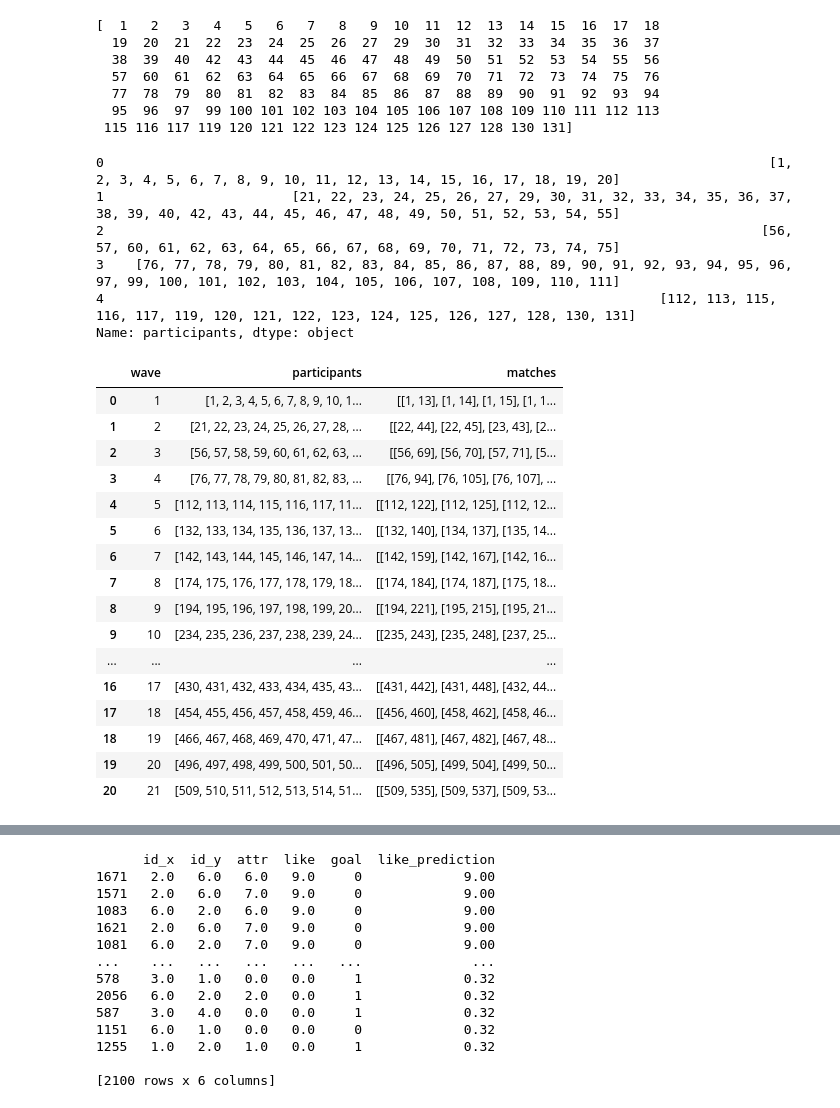
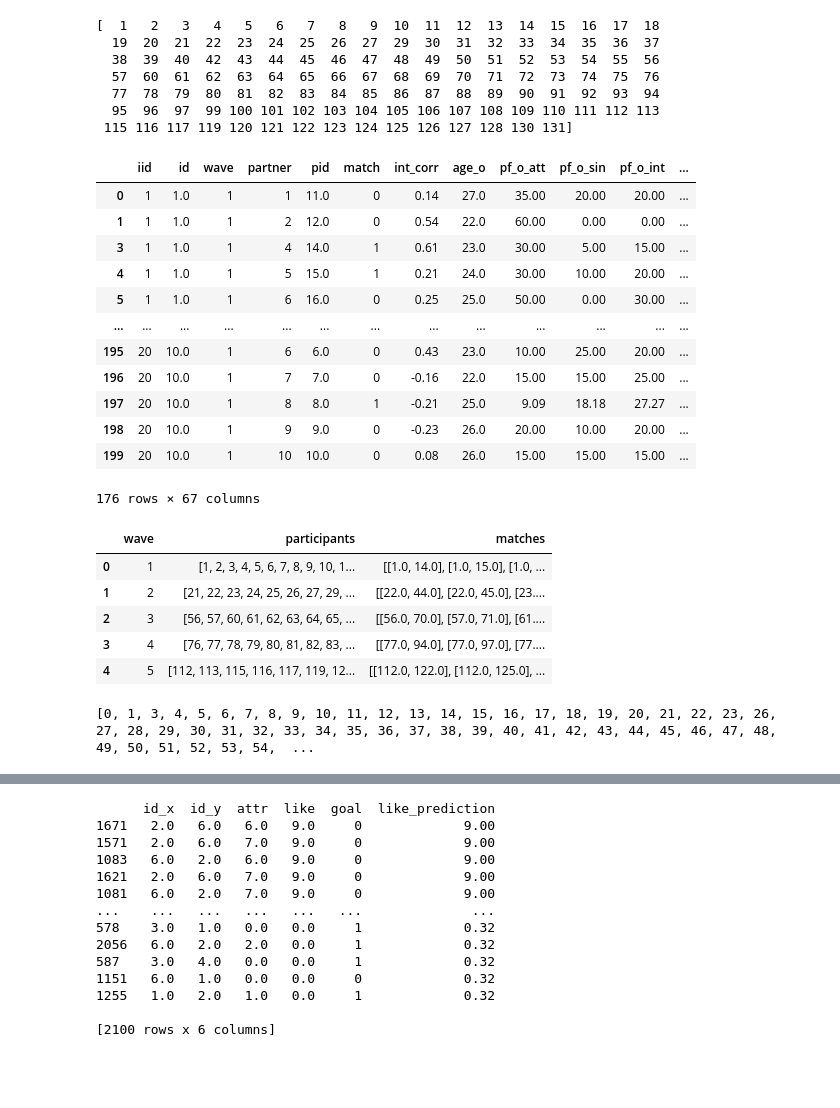
Before and after one commit to meralegre/capstone, a Jupyter notebook: modelling.ipynb, the cells around one changed output, grey strips where cells are left out. Cells and saved outputs as stored; diff of their text form; code cells hidden in the pictures; blank space fills up the shorter version.

Commit message:
checking cosine similarity of matches

```diff
--- a/modelling.ipynb
+++ b/modelling.ipynb
@@ -385,6 +385,23 @@ print(df_final['iid'].unique())
   77  78  79  80  81  82  83  84  85  86  87  88  89  90  91  92  93  94
   95  96  97  99 100 101 102 103 104 105 106 107 108 109 110 111 112 113
  115 116 117 119 120 121 122 123 124 125 126 127 128 130 131]
+# %%
+df_final[df_final['wave'] == 1]
+#df[df.values == 'banana']
+# %% [output]
+|  | iid | id | wave | partner | pid | match | int_corr | age_o | pf_o_att | pf_o_sin | pf_o_int | ... |
+| 0 | 1 | 1.0 | 1 | 1 | 11.0 | 0 | 0.14 | 27.0 | 35.00 | 20.00 | 20.00 | ... |
+| 1 | 1 | 1.0 | 1 | 2 | 12.0 | 0 | 0.54 | 22.0 | 60.00 | 0.00 | 0.00 | ... |
+| 3 | 1 | 1.0 | 1 | 4 | 14.0 | 1 | 0.61 | 23.0 | 30.00 | 5.00 | 15.00 | ... |
+| 4 | 1 | 1.0 | 1 | 5 | 15.0 | 1 | 0.21 | 24.0 | 30.00 | 10.00 | 20.00 | ... |
+| 5 | 1 | 1.0 | 1 | 6 | 16.0 | 0 | 0.25 | 25.0 | 50.00 | 0.00 | 30.00 | ... |
+| ... | ... | ... | ... | ... | ... | ... | ... | ... | ... | ... | ... | ... |
+| 195 | 20 | 10.0 | 1 | 6 | 6.0 | 0 | 0.43 | 23.0 | 10.00 | 25.00 | 20.00 | ... |
+| 196 | 20 | 10.0 | 1 | 7 | 7.0 | 0 | -0.16 | 22.0 | 15.00 | 15.00 | 25.00 | ... |
+| 197 | 20 | 10.0 | 1 | 8 | 8.0 | 1 | -0.21 | 25.0 | 9.09 | 18.18 | 27.27 | ... |
+| 198 | 20 | 10.0 | 1 | 9 | 9.0 | 0 | -0.23 | 26.0 | 20.00 | 10.00 | 20.00 | ... |
+| 199 | 20 | 10.0 | 1 | 10 | 10.0 | 0 | 0.08 | 26.0 | 15.00 | 15.00 | 15.00 | ... |
+176 rows × 67 columns
 # %%
 def wave_matches_display(df):
     # Dictionary to store data for each wave
@@ -418,34 +435,16 @@ def wave_matches_display(df):
 wave_df = wave_matches_display(df_final)
 wave_df_pred = wave_matches_display(df_pred)
 # %%
-wave_df['participants']
+wave_df
 # %% [output]
-0                                                                                     [1, 2, 3, 4, 5, 6, 7, 8, 9, 10, 11, 12, 13, 14, 15, 16, 17, 18, 19, 20]
-1                        [21, 22, 23, 24, 25, 26, 27, 29, 30, 31, 32, 33, 34, 35, 36, 37, 38, 39, 40, 42, 43, 44, 45, 46, 47, 48, 49, 50, 51, 52, 53, 54, 55]
-2                                                                                    [56, 57, 60, 61, 62, 63, 64, 65, 66, 67, 68, 69, 70, 71, 72, 73, 74, 75]
-3    [76, 77, 78, 79, 80, 81, 82, 83, 84, 85, 86, 87, 88, 89, 90, 91, 92, 93, 94, 95, 96, 97, 99, 100, 101, 102, 103, 104, 105, 106, 107, 108, 109, 110, 111]
-4                                                                       [112, 113, 115, 116, 117, 119, 120, 121, 122, 123, 124, 125, 126, 127, 128, 130, 131]
-Name: participants, dtype: object
+|  | wave | participants | matches |
+| 0 | 1 | [1, 2, 3, 4, 5, 6, 7, 8, 9, 10, 1... | [[1.0, 14.0], [1.0, 15.0], [1.0, ... |
+| 1 | 2 | [21, 22, 23, 24, 25, 26, 27, 29, ... | [[22.0, 44.0], [22.0, 45.0], [23.... |
+| 2 | 3 | [56, 57, 60, 61, 62, 63, 64, 65, ... | [[56.0, 70.0], [57.0, 71.0], [61.... |
+| 3 | 4 | [76, 77, 78, 79, 80, 81, 82, 83, ... | [[77.0, 94.0], [77.0, 97.0], [77.... |
+| 4 | 5 | [112, 113, 115, 116, 117, 119, 12... | [[112.0, 122.0], [112.0, 125.0], ... |
 # %%
-wave_df_pred
+#wave_df_pred
-# %% [output]
-|  | wave | participants | matches |
-| 0 | 1 | [1, 2, 3, 4, 5, 6, 7, 8, 9, 10, 1... | [[1, 13], [1, 14], [1, 15], [1, 1... |
-| 1 | 2 | [21, 22, 23, 24, 25, 26, 27, 28, ... | [[22, 44], [22, 45], [23, 43], [2... |
-| 2 | 3 | [56, 57, 58, 59, 60, 61, 62, 63, ... | [[56, 69], [56, 70], [57, 71], [5... |
-| 3 | 4 | [76, 77, 78, 79, 80, 81, 82, 83, ... | [[76, 94], [76, 105], [76, 107], ... |
-| 4 | 5 | [112, 113, 114, 115, 116, 117, 11... | [[112, 122], [112, 125], [112, 12... |
-| 5 | 6 | [132, 133, 134, 135, 136, 137, 13... | [[132, 140], [134, 137], [135, 14... |
-| 6 | 7 | [142, 143, 144, 145, 146, 147, 14... | [[142, 159], [142, 167], [142, 16... |
-| 7 | 8 | [174, 175, 176, 177, 178, 179, 18... | [[174, 184], [174, 187], [175, 18... |
-| 8 | 9 | [194, 195, 196, 197, 198, 199, 20... | [[194, 221], [195, 215], [195, 21... |
-| 9 | 10 | [234, 235, 236, 237, 238, 239, 24... | [[235, 243], [235, 248], [237, 25... |
-| ... | ... | ... | ... |
-| 16 | 17 | [430, 431, 432, 433, 434, 435, 43... | [[431, 442], [431, 448], [432, 44... |
-| 17 | 18 | [454, 455, 456, 457, 458, 459, 46... | [[456, 460], [458, 462], [458, 46... |
-| 18 | 19 | [466, 467, 468, 469, 470, 471, 47... | [[467, 481], [467, 482], [467, 48... |
-| 19 | 20 | [496, 497, 498, 499, 500, 501, 50... | [[496, 505], [499, 504], [499, 50... |
-| 20 | 21 | [509, 510, 511, 512, 513, 514, 51... | [[509, 535], [509, 537], [509, 53... |
 # %%
 def find_unique_indices_in_column(df, value):
     # This will filter rows where the column has the specified value
@@ -460,6 +459,10 @@ def find_unique_indices_in_column(df, value):
 def select_rows_by_indices(df, indices):
     return df.iloc[indices]
 
-indices = find_unique_indices_in_column(df_pred, 6)
-df_wave_6 = select_rows_by_indices(df_pred, indices)
-df_wav_6 = df_wave_6.drop(columns=['iid', 'id', 'pid', 'partner', 'wave'], axis=1)
+indices = find_unique_indices_in_column(df_final, 1)
+df_wave_6 = select_rows_by_indices(df_final, indices)
+df_wave_6 = df_wave_6.drop(columns=['id', 'partner', 'wave', 'age_o', 'expnum'], axis=1)
+#df_wave_6 = df_wave_6.fillna(0)
+print(indices)
+# %% [output]
+[0, 1, 3, 4, 5, 6, 7, 8, 9, 10, 11, 12, 13, 14, 15, 16, 17, 18, 19, 20, 21, 22, 23, 26, 27, 28, 29, 30, 31, 32, 33, 34, 35, 36, 37, 38, 39, 40, 41, 42, 43, 44, 45, 46, 47, 48, 49, 50, 51, 52, 53, 54,  ...
```
Also changed, not shown: parts of 2 cells of this notebook.
